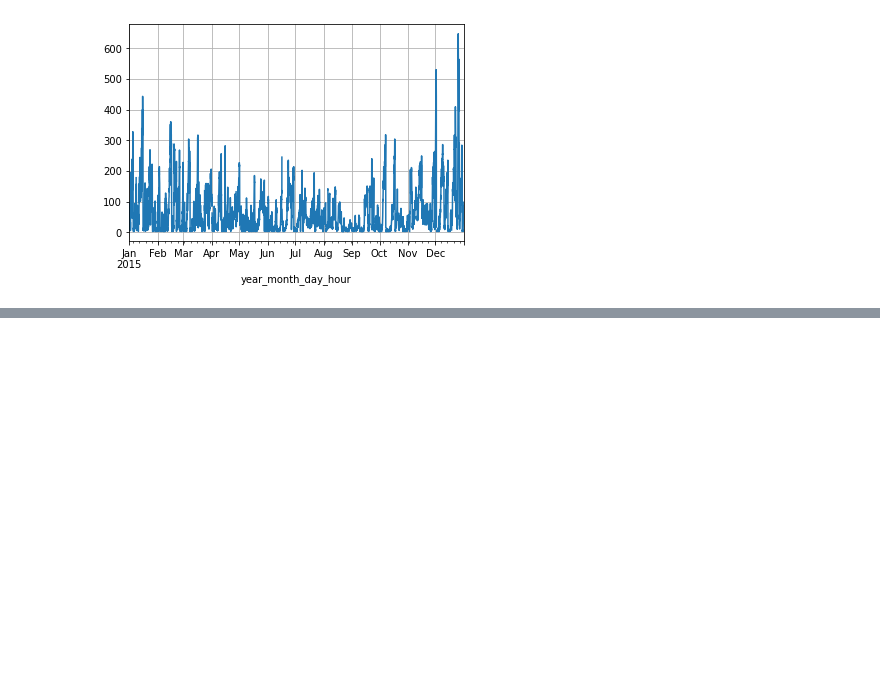
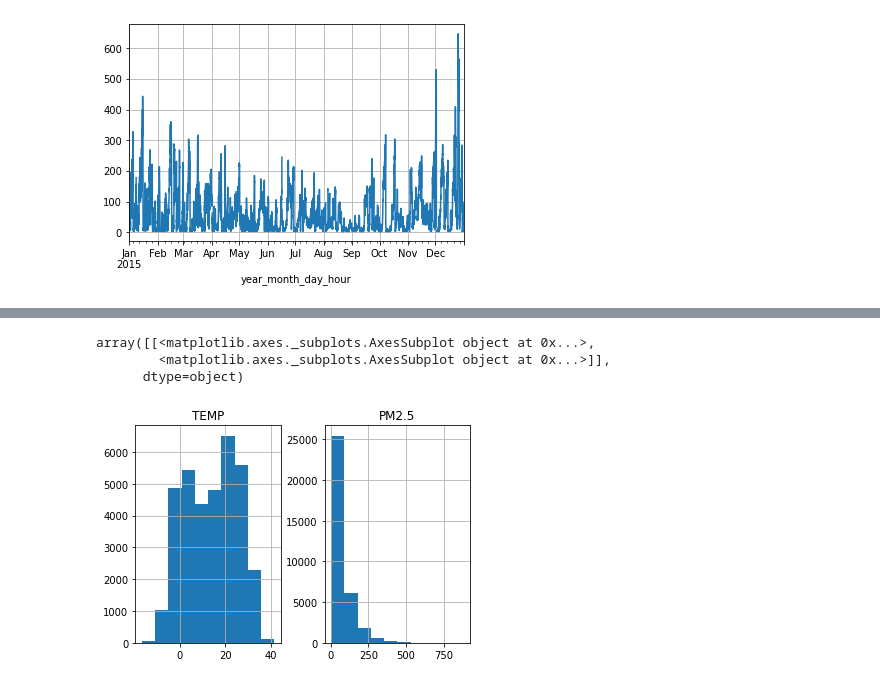
Before and after one commit to rizwannitk/machinelearning, a Jupyter notebook: Timeseries.ipynb, the cells around one changed output, grey strips where cells are left out. Cells and saved outputs as stored; diff of their text form; code cells hidden in the pictures; blank space fills up the shorter version.

```diff
--- a/Timeseries.ipynb
+++ b/Timeseries.ipynb
@@ -173,0 +228,7 @@ fig.show()
+# %%
+aq_df[["TEMP","PM2.5"]].hist()
+# %% [output]
+array([[<matplotlib.axes._subplots.AxesSubplot object at 0x...>,
+        <matplotlib.axes._subplots.AxesSubplot object at 0x...>]],
+      dtype=object)
+[figure, added]
```
Also changed, not shown: parts of 17 cells of this notebook.
